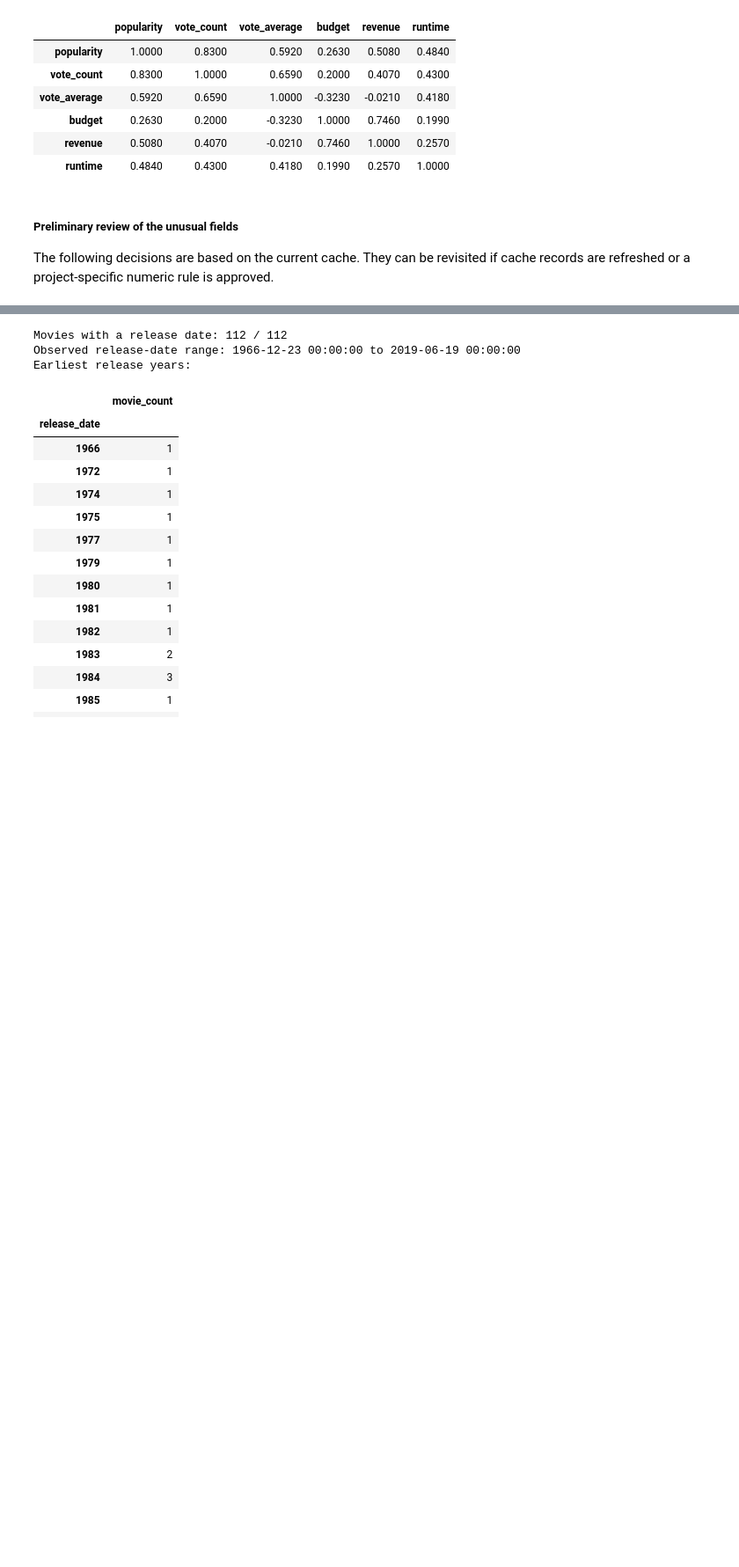
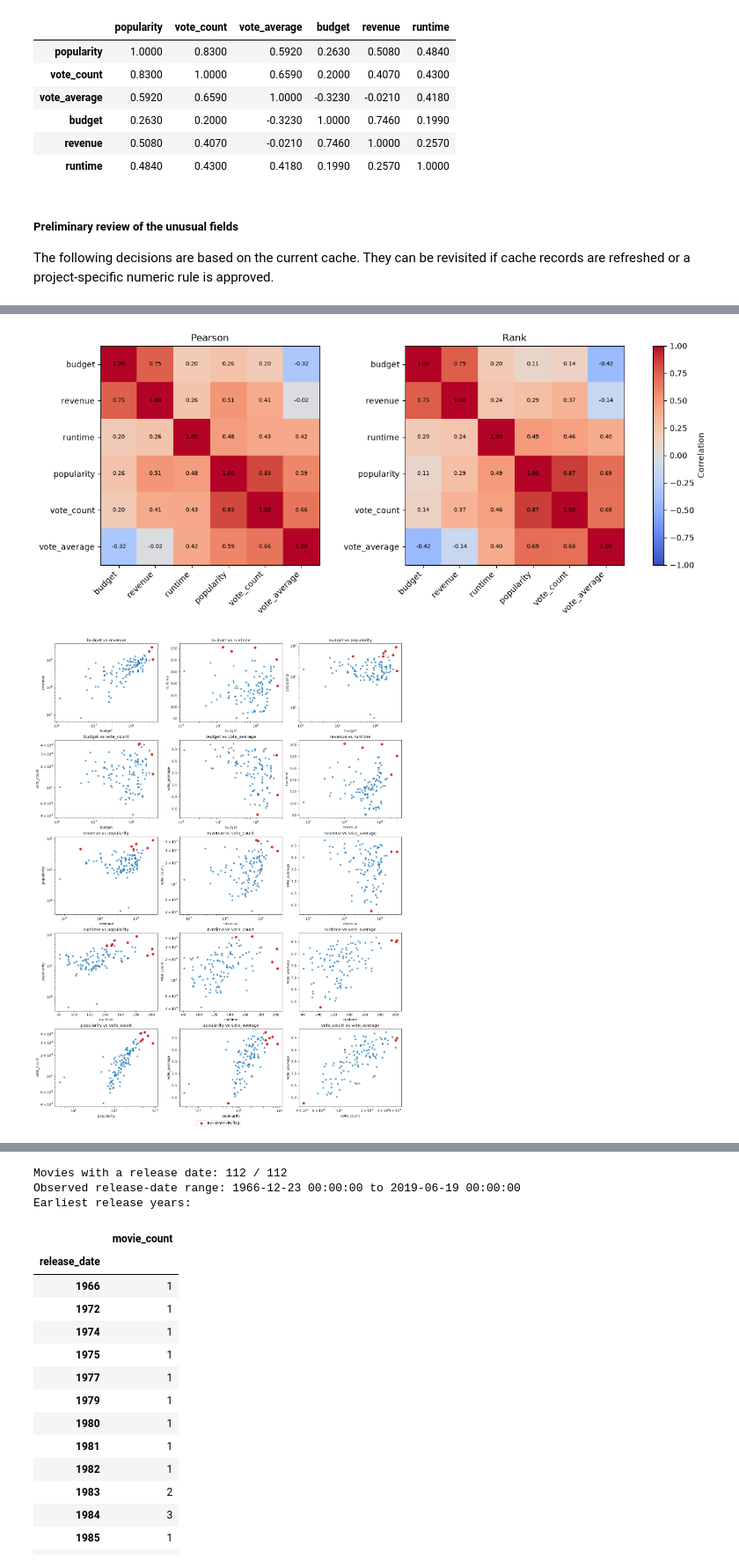
Before and after one commit to ishola-amalitech/streamvault, a Jupyter notebook: notebooks/03_eda_movie_data.ipynb, the cells around one changed output, grey strips where cells are left out. Shown at 88% size. Cells and saved outputs as stored; diff of their text form; code cells hidden in the pictures; blank space fills up the shorter version.

```diff
--- a/notebooks/03_eda_movie_data.ipynb
+++ b/notebooks/03_eda_movie_data.ipynb
@@ -432,0 +804,43 @@ Review coverage and the observed range before defining date rules. Frequency tab
+# %%
+pearson_rank = kpi_movies[kpi_columns].corr(method="pearson")
+rank_matrix = kpi_movies[kpi_columns].rank(method="average").corr(method="pearson")
+
+fig, axes = plt.subplots(1, 2, figsize=(12, 5), constrained_layout=True)
+for ax, matrix, title in ((axes[0], pearson_rank, "Pearson"), (axes[1], rank_matrix, "Rank")):
+    image = ax.imshow(matrix, cmap="coolwarm", vmin=-1, vmax=1)
+    ax.set_xticks(range(len(kpi_columns)), kpi_columns, rotation=45, ha="right")
+    ax.set_yticks(range(len(kpi_columns)), kpi_columns)
+    ax.set_title(title)
+    for i in range(len(kpi_columns)):
+        for j in range(len(kpi_columns)):
+            ax.text(j, i, f"{matrix.iloc[i, j]:.2f}", ha="center", va="center", fontsize=7)
+fig.colorbar(image, ax=axes, fraction=0.025, label="Correlation")
+plt.show()
+
+pair_columns = list(combinations(kpi_columns, 2))
+columns_per_row = 3
+rows = int(np.ceil(len(pair_columns) / columns_per_row))
+fig, axes = plt.subplots(rows, columns_per_row, figsize=(15, 4 * rows), constrained_layout=True)
+axes = np.array(axes).reshape(-1)
+for ax, (x_column, y_column) in zip(axes, pair_columns):
+    pair = kpi_movies[["title", x_column, y_column]].dropna()
+    pair_flags = kpi_outlier_flags.loc[pair.index, [x_column, y_column]].any(axis=1)
+    ax.scatter(pair.loc[~pair_flags, x_column], pair.loc[~pair_flags, y_column], s=18, alpha=0.65)
+    ax.scatter(pair.loc[pair_flags, x_column], pair.loc[pair_flags, y_column], s=42, alpha=0.95,
+               color="tab:red", label="IQR sensitivity flag")
+    ax.set_xlabel(x_column)
+    ax.set_ylabel(y_column)
+    ax.set_title(f"{x_column} vs {y_column}")
+    if x_column in ("budget", "revenue", "popularity", "vote_count"):
+        ax.set_xscale("log")
+    if y_column in ("budget", "revenue", "popularity", "vote_count"):
+        ax.set_yscale("log")
+for ax in axes[len(pair_columns):]:
+    ax.axis("off")
+handles, labels = axes[0].get_legend_handles_labels()
+if handles:
+    fig.legend(handles, labels, loc="outside lower center", ncol=2)
+plt.show()
+# %% [output]
+[figure, added]
+[figure, added]
```
Also changed, not shown: parts of 17 cells of this notebook, 2 other files.
